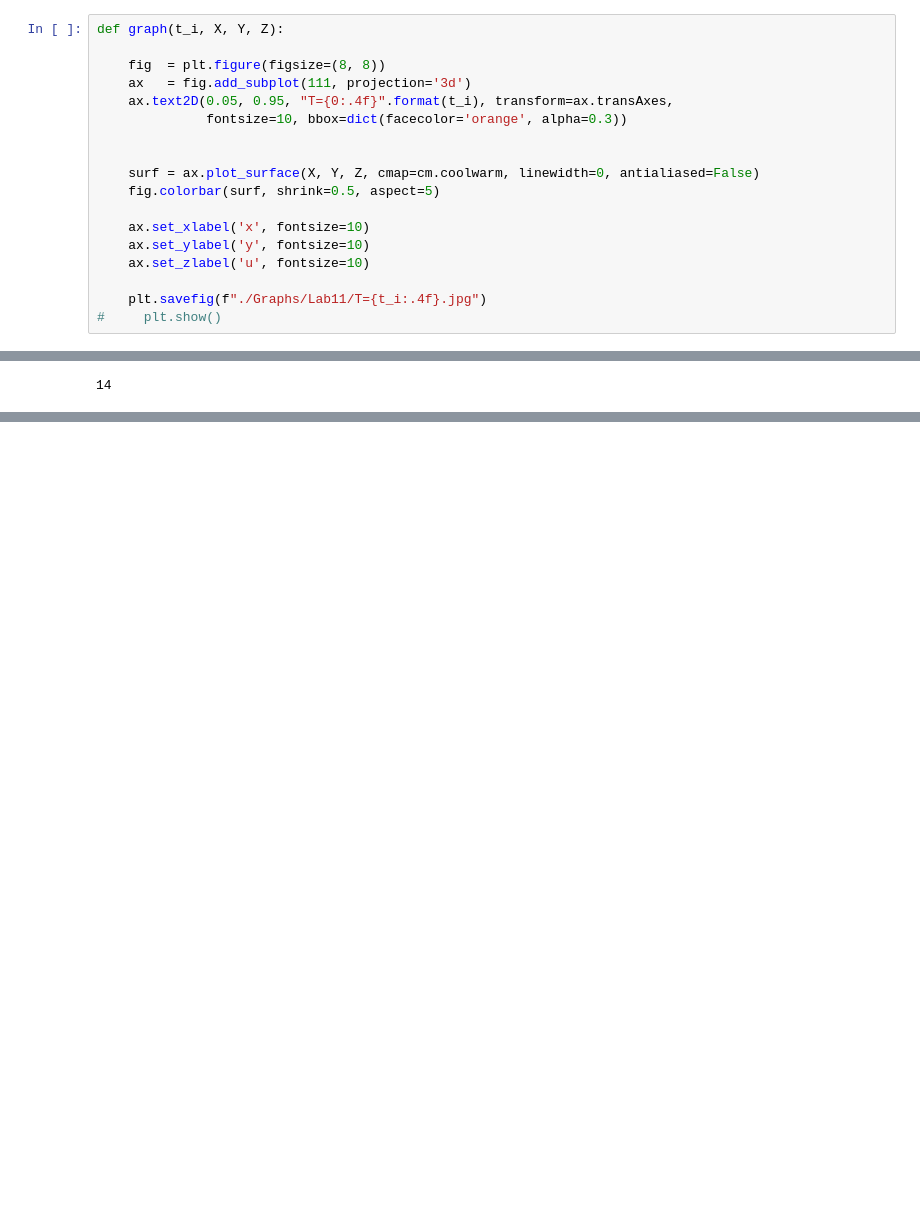
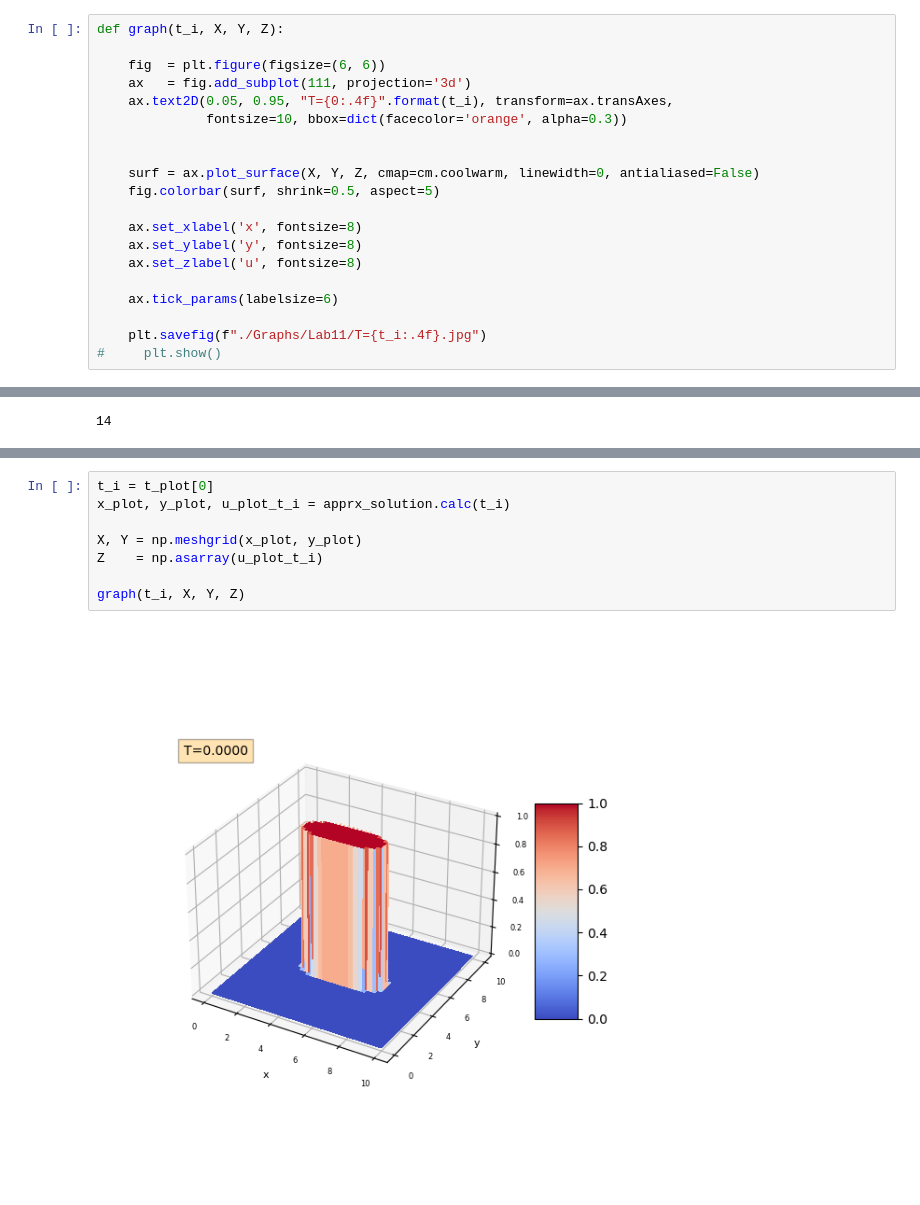
Before and after one commit to Shchetinnikov/Numerical_Methods, a Jupyter notebook: 6_semestr/Thermal_Conductivity/Lab11.ipynb, the cells around one changed output, grey strips where cells are left out. Drawn from its saved outputs; the diff is of its cells as text; blank space fills up the shorter version.

```diff
--- a/6_semestr/Thermal_Conductivity/Lab11.ipynb
+++ b/6_semestr/Thermal_Conductivity/Lab11.ipynb
@@ -188,7 +186,7 @@ class Apprx_Solution:
 # %%
 def graph(t_i, X, Y, Z):
 
-    fig  = plt.figure(figsize=(8, 8))
+    fig  = plt.figure(figsize=(6, 6))
     ax   = fig.add_subplot(111, projection='3d')
     ax.text2D(0.05, 0.95, "T={0:.4f}".format(t_i), transform=ax.transAxes,
               fontsize=10, bbox=dict(facecolor='orange', alpha=0.3))
@@ -197,9 +195,11 @@ def graph(t_i, X, Y, Z):
     surf = ax.plot_surface(X, Y, Z, cmap=cm.coolwarm, linewidth=0, antialiased=False)
     fig.colorbar(surf, shrink=0.5, aspect=5)
 
-    ax.set_xlabel('x', fontsize=10)
-    ax.set_ylabel('y', fontsize=10)
-    ax.set_zlabel('u', fontsize=10)
+    ax.set_xlabel('x', fontsize=8)
+    ax.set_ylabel('y', fontsize=8)
+    ax.set_zlabel('u', fontsize=8)
+
+    ax.tick_params(labelsize=6)
 
     plt.savefig(f"./Graphs/Lab11/T={t_i:.4f}.jpg")
 #     plt.show()
@@ -316,0 +344,10 @@ len(t_plot)
+# %%
+t_i = t_plot[0]
+x_plot, y_plot, u_plot_t_i = apprx_solution.calc(t_i)
+
+X, Y = np.meshgrid(x_plot, y_plot)
+Z    = np.asarray(u_plot_t_i)
+
+graph(t_i, X, Y, Z)
+# %% [output]
+[figure, added]
```
Also changed, not shown: parts of 13 cells of this notebook, 8 other files.
